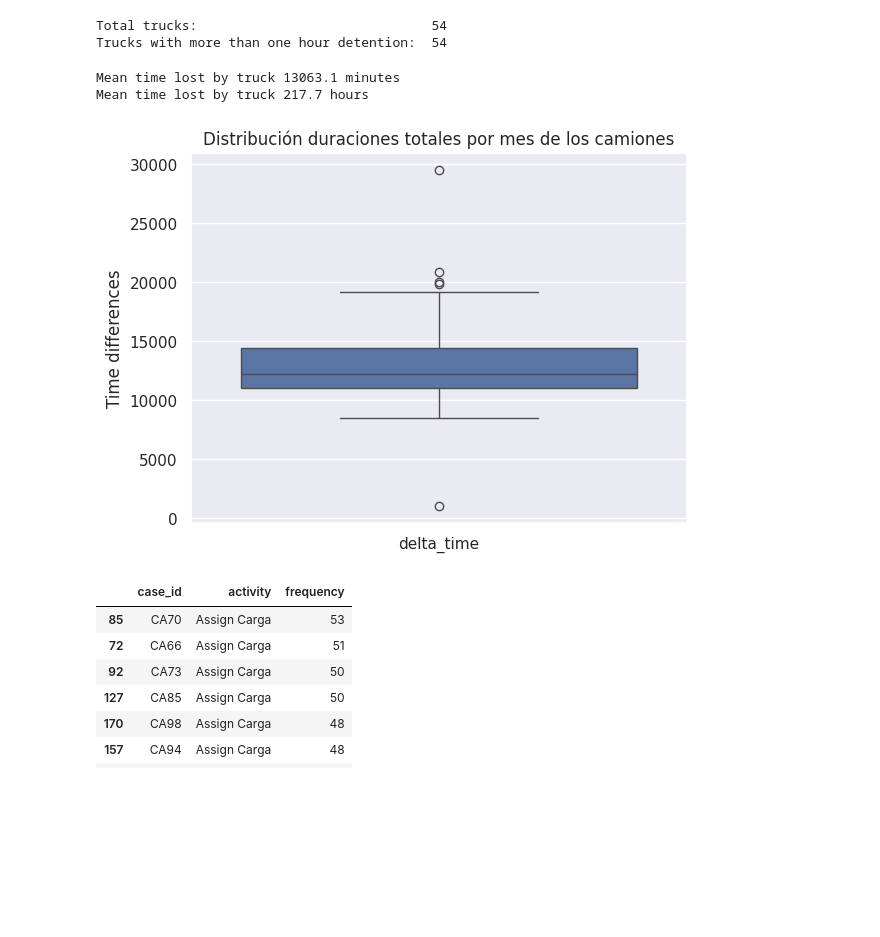
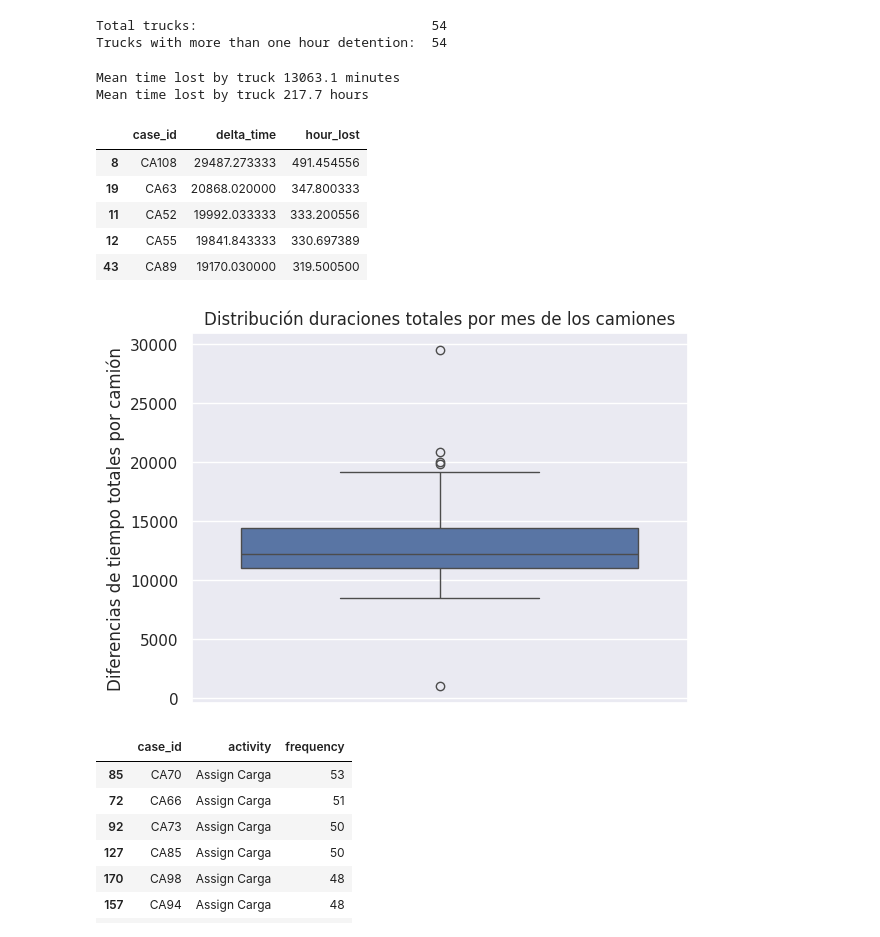
Before and after one commit to AlvaroEscalonaB/PM_MLP, a Jupyter notebook: dispatch_truck.ipynb, the cells around one changed output. Drawn from its saved outputs; the diff is of its cells as text; code cells hidden in the pictures; blank space fills up the shorter version.

Commit message:
2: Add distribution plots

```diff
--- a/dispatch_truck.ipynb
+++ b/dispatch_truck.ipynb
@@ -79,14 +86,23 @@ Total trucks:                              54
 Trucks with more than one hour detention:  54
 # %%
 ax = sns.boxplot(df_threshtimes[['case_id', 'delta_time']].groupby('case_id').sum())
-ax.set(title='Distribución duraciones totales por mes de los camiones', ylabel='Time differences');
-mean_time_lost_minute = df_threshtimes[['case_id', 'delta_time']].groupby('case_id').sum()['delta_time'].mean()
-print(f'Mean time lost by truck {(mean_time_lost_minute):.1f} minutes')
-print(f'Mean time lost by truck {(mean_time_lost_minute / 60):.1f} hours')
+ax.set(title='Distribución duraciones totales por mes de los camiones', ylabel='Diferencias de tiempo totales por camión', xlabel=None);
+df_mean_time_lost = df_threshtimes[['case_id', 'delta_time']].groupby('case_id').sum()['delta_time'].reset_index()
+plt.xticks([0], [''])
+print(f'Mean time lost by truck {(df_mean_time_lost['delta_time'].mean()):.1f} minutes')
+print(f'Mean time lost by truck {(df_mean_time_lost['delta_time'].mean() / 60):.1f} hours')
+df_mean_time_lost['hour_lost'] = df_mean_time_lost['delta_time'].div(60)
+df_mean_time_lost.sort_values(by='hour_lost', ascending=False).head()
 # %% [output]
 Mean time lost by truck 13063.1 minutes
 Mean time lost by truck 217.7 hours
+|  | case_id | delta_time | hour_lost |
+| 8 | CA108 | 29487.273333 | 491.454556 |
+| 19 | CA63 | 20868.020000 | 347.800333 |
+| 11 | CA52 | 19992.033333 | 333.200556 |
+| 12 | CA55 | 19841.843333 | 330.697389 |
+| 43 | CA89 | 19170.030000 | 319.500500 |
-[figure, old version]
+[figure, new version]
 # %%
 df_count = df_threshtimes[['case_id', 'activity']].groupby(['case_id', 'activity'])['activity'].count()
 df_count.name = 'frequency'
```
Also changed, not shown: parts of 5 cells of this notebook.
